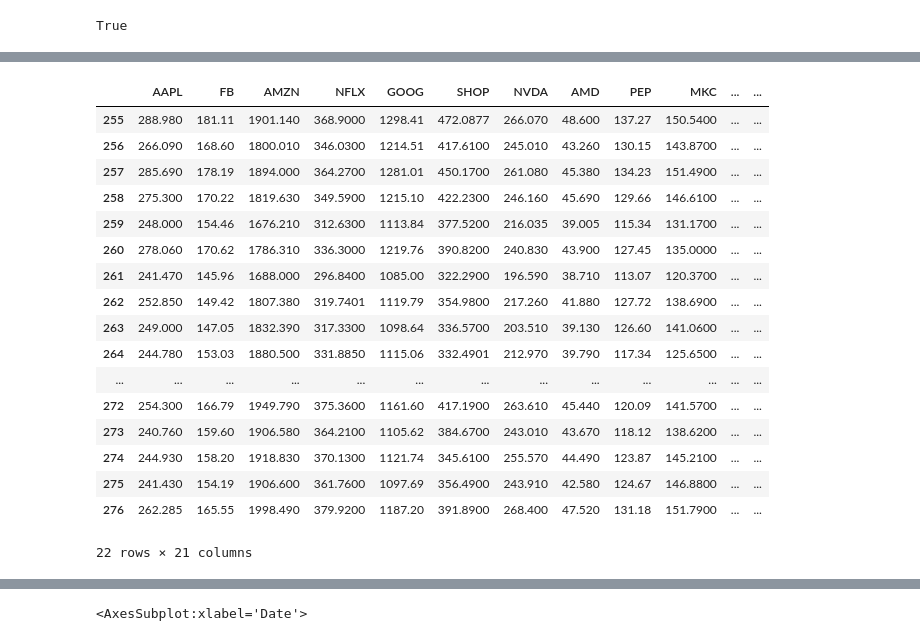
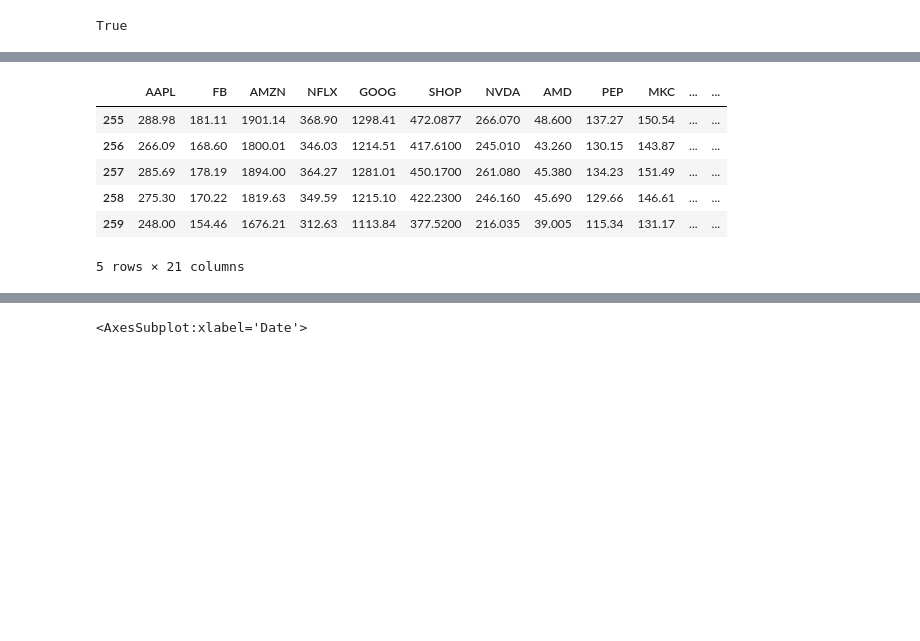
Before and after one commit to HeyokaBull777/Group_5, a Jupyter notebook: 1monthanalysis.ipynb, the cells around one changed output, grey strips where cells are left out. Saved outputs shown, nothing was run; the diff lists cells and outputs as text; code cells hidden in the pictures; blank space fills up the shorter version.

```diff
--- a/1monthanalysis.ipynb
+++ b/1monthanalysis.ipynb
@@ -121,24 +64,13 @@ stock_list
 # %%
 stock_list['Date'] = pd.date_range(start='03/06/2020', periods=len(stock_list), freq='B')
-stock_list
+stock_list.head()
 # %% [output]
 |  | AAPL | FB | AMZN | NFLX | GOOG | SHOP | NVDA | AMD | PEP | MKC | ... | ... |
-| 255 | 288.980 | 181.11 | 1901.140 | 368.9000 | 1298.41 | 472.0877 | 266.070 | 48.600 | 137.27 | 150.5400 | ... | ... |
-| 256 | 266.090 | 168.60 | 1800.010 | 346.0300 | 1214.51 | 417.6100 | 245.010 | 43.260 | 130.15 | 143.8700 | ... | ... |
-| 257 | 285.690 | 178.19 | 1894.000 | 364.2700 | 1281.01 | 450.1700 | 261.080 | 45.380 | 134.23 | 151.4900 | ... | ... |
-| 258 | 275.300 | 170.22 | 1819.630 | 349.5900 | 1215.10 | 422.2300 | 246.160 | 45.690 | 129.66 | 146.6100 | ... | ... |
-| 259 | 248.000 | 154.46 | 1676.210 | 312.6300 | 1113.84 | 377.5200 | 216.035 | 39.005 | 115.34 | 131.1700 | ... | ... |
-| 260 | 278.060 | 170.62 | 1786.310 | 336.3000 | 1219.76 | 390.8200 | 240.830 | 43.900 | 127.45 | 135.0000 | ... | ... |
-| 261 | 241.470 | 145.96 | 1688.000 | 296.8400 | 1085.00 | 322.2900 | 196.590 | 38.710 | 113.07 | 120.3700 | ... | ... |
-| 262 | 252.850 | 149.42 | 1807.380 | 319.7401 | 1119.79 | 354.9800 | 217.260 | 41.880 | 127.72 | 138.6900 | ... | ... |
-| 263 | 249.000 | 147.05 | 1832.390 | 317.3300 | 1098.64 | 336.5700 | 203.510 | 39.130 | 126.60 | 141.0600 | ... | ... |
-| 264 | 244.780 | 153.03 | 1880.500 | 331.8850 | 1115.06 | 332.4901 | 212.970 | 39.790 | 117.34 | 125.6500 | ... | ... |
-| ... | ... | ... | ... | ... | ... | ... | ... | ... | ... | ... | ... | ... |
-| 272 | 254.300 | 166.79 | 1949.790 | 375.3600 | 1161.60 | 417.1900 | 263.610 | 45.440 | 120.09 | 141.5700 | ... | ... |
-| 273 | 240.760 | 159.60 | 1906.580 | 364.2100 | 1105.62 | 384.6700 | 243.010 | 43.670 | 118.12 | 138.6200 | ... | ... |
-| 274 | 244.930 | 158.20 | 1918.830 | 370.1300 | 1121.74 | 345.6100 | 255.570 | 44.490 | 123.87 | 145.2100 | ... | ... |
-| 275 | 241.430 | 154.19 | 1906.600 | 361.7600 | 1097.69 | 356.4900 | 243.910 | 42.580 | 124.67 | 146.8800 | ... | ... |
-| 276 | 262.285 | 165.55 | 1998.490 | 379.9200 | 1187.20 | 391.8900 | 268.400 | 47.520 | 131.18 | 151.7900 | ... | ... |
+| 255 | 288.98 | 181.11 | 1901.14 | 368.90 | 1298.41 | 472.0877 | 266.070 | 48.600 | 137.27 | 150.54 | ... | ... |
+| 256 | 266.09 | 168.60 | 1800.01 | 346.03 | 1214.51 | 417.6100 | 245.010 | 43.260 | 130.15 | 143.87 | ... | ... |
+| 257 | 285.69 | 178.19 | 1894.00 | 364.27 | 1281.01 | 450.1700 | 261.080 | 45.380 | 134.23 | 151.49 | ... | ... |
+| 258 | 275.30 | 170.22 | 1819.63 | 349.59 | 1215.10 | 422.2300 | 246.160 | 45.690 | 129.66 | 146.61 | ... | ... |
+| 259 | 248.00 | 154.46 | 1676.21 | 312.63 | 1113.84 | 377.5200 | 216.035 | 39.005 | 115.34 | 131.17 | ... | ... |
-22 rows × 21 columns
+5 rows × 21 columns
 # %%
 stock_list_final = stock_list[['Date','AAPL','FB','AMZN','NFLX','GOOG','SHOP','NVDA', 'AMD','PEP','MKC', 'DPZ','WING','ATVI','COST','CPB','ETSY','OKTA','PLD','TTWO','ZM']]
```
Also changed, not shown: parts of 14 cells of this notebook.
